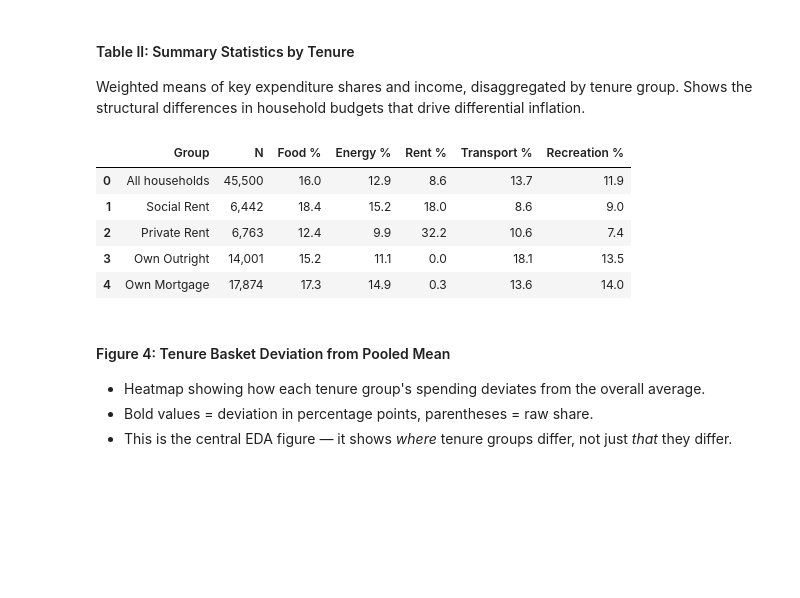
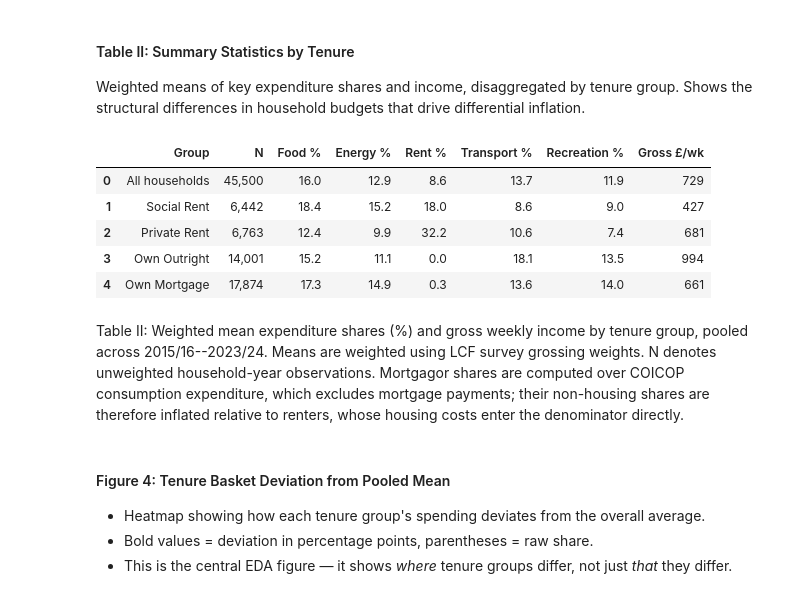
Before and after one commit to onettonett/TemporaryADS, a Jupyter notebook: notebooks/visualisations.ipynb, the cells around one changed output. Saved outputs shown, nothing was run; the diff lists cells and outputs as text; code cells hidden in the pictures; blank space fills up the shorter version.

```diff
--- a/notebooks/visualisations.ipynb
+++ b/notebooks/visualisations.ipynb
@@ -176,39 +189,41 @@ Shows the structural differences in household budgets that drive differential in
 # %%
 def compute_weighted_mean(series, weights):
     mask = series.notna() & weights.notna() & (weights > 0)
     if mask.sum() == 0:
         return np.nan
     return np.average(series[mask], weights=weights[mask])
 
 tenure_groups = [("All households", shares)]
 for tenure in TENURE_4:
     tenure_groups.append((TENURE_LABELS[tenure], shares[shares["tenure_type"] == tenure]))
 
 rows = []
 for group_name, group_data in tenure_groups:
     household_weights = group_data["household_weight"] if "household_weight" in group_data else pd.Series(1.0, index=group_data.index)
 
     row = {"Group": group_name, "N": f"{len(group_data):,}"}
     row["Food %"]       = f"{compute_weighted_mean(group_data['share_01_food_non_alcoholic'], household_weights) * 100:.1f}"
     row["Energy %"]     = f"{compute_weighted_mean(group_data['share_04_energy_other'], household_weights) * 100:.1f}"
     row["Rent %"]       = f"{compute_weighted_mean(group_data['share_04_actual_rent'], household_weights) * 100:.1f}"
     row["Transport %"]  = f"{compute_weighted_mean(group_data['share_07_transport'], household_weights) * 100:.1f}"
     row["Recreation %"] = f"{compute_weighted_mean(group_data['share_09_recreation_culture'], household_weights) * 100:.1f}"
 
-    if "hh_income_gross_weekly" in group_data:
-        row["Gross £/wk"] = f"{compute_weighted_mean(group_data['hh_income_gross_weekly'], household_weights):.0f}"
+    if "income_gross_weekly" in group_data:
+        row["Gross £/wk"] = f"{compute_weighted_mean(group_data['income_gross_weekly'], household_weights):.0f}"
 
     rows.append(row)
 
 summary_table = pd.DataFrame(rows)
 summary_table
 # %% [output]
-|  | Group | N | Food % | Energy % | Rent % | Transport % | Recreation % |
-| 0 | All households | 45,500 | 16.0 | 12.9 | 8.6 | 13.7 | 11.9 |
-| 1 | Social Rent | 6,442 | 18.4 | 15.2 | 18.0 | 8.6 | 9.0 |
-| 2 | Private Rent | 6,763 | 12.4 | 9.9 | 32.2 | 10.6 | 7.4 |
-| 3 | Own Outright | 14,001 | 15.2 | 11.1 | 0.0 | 18.1 | 13.5 |
-| 4 | Own Mortgage | 17,874 | 17.3 | 14.9 | 0.3 | 13.6 | 14.0 |
+|  | Group | N | Food % | Energy % | Rent % | Transport % | Recreation % | Gross £/wk |
+| 0 | All households | 45,500 | 16.0 | 12.9 | 8.6 | 13.7 | 11.9 | 729 |
+| 1 | Social Rent | 6,442 | 18.4 | 15.2 | 18.0 | 8.6 | 9.0 | 427 |
+| 2 | Private Rent | 6,763 | 12.4 | 9.9 | 32.2 | 10.6 | 7.4 | 681 |
+| 3 | Own Outright | 14,001 | 15.2 | 11.1 | 0.0 | 18.1 | 13.5 | 994 |
+| 4 | Own Mortgage | 17,874 | 17.3 | 14.9 | 0.3 | 13.6 | 14.0 | 661 |
+# %% [markdown]
+Table II: Weighted mean expenditure shares (%) and gross weekly income by tenure group, pooled across 2015/16--2023/24. Means are weighted using LCF survey grossing weights. N denotes unweighted household-year observations. Mortgagor shares are computed over COICOP consumption expenditure, which excludes mortgage payments; their non-housing shares are therefore inflated relative to renters, whose housing costs enter the denominator directly.
 # %% [markdown]
 #### Figure 4: Tenure Basket Deviation from Pooled Mean
 - Heatmap showing how each tenure group's spending deviates from the overall average.
```
Also changed, not shown: parts of 10 cells of this notebook, 7 other files.
